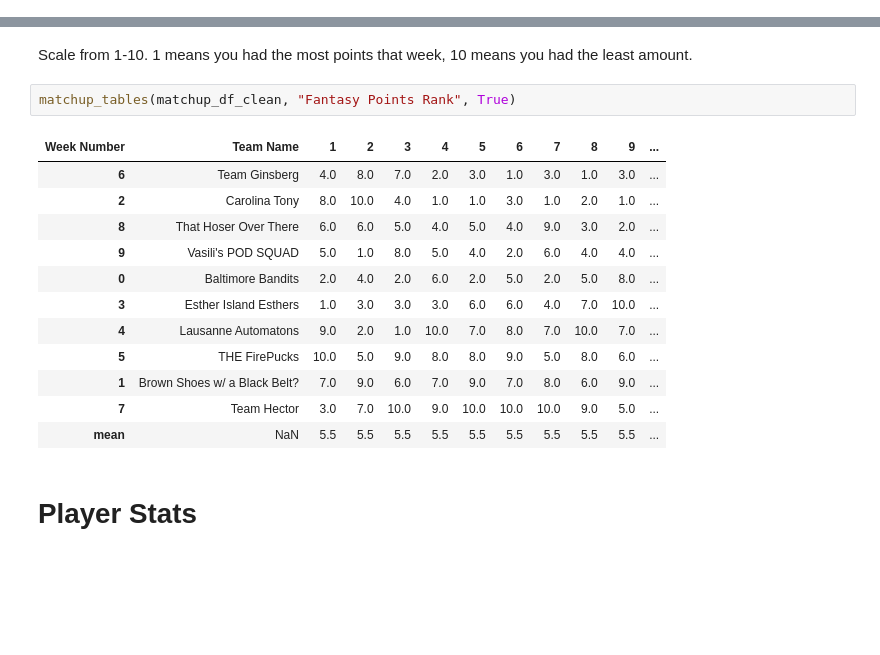
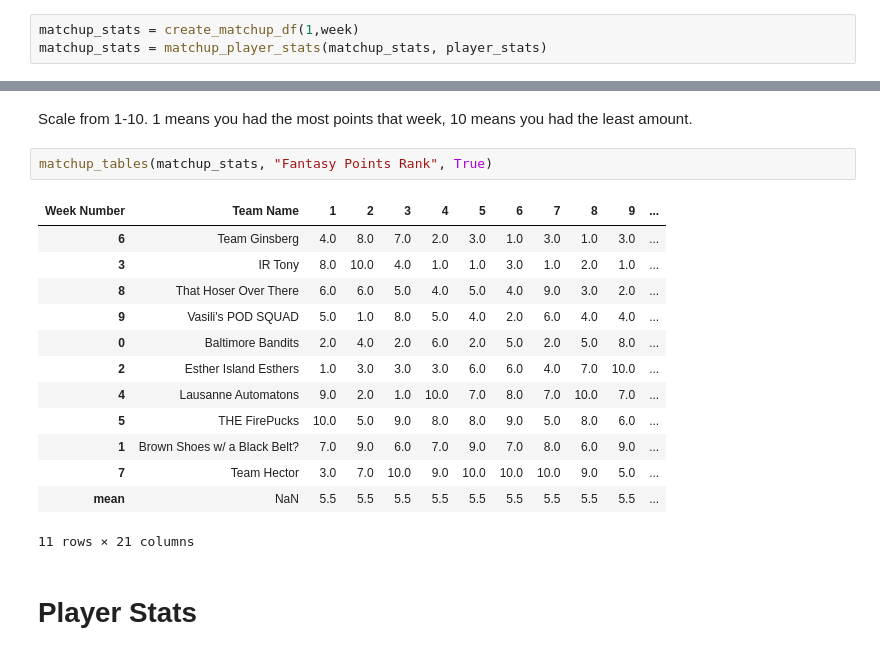
Before and after one commit to jwinik/DAHL-hockey-analytics, a Jupyter notebook: Weekly Reports/DAHL Week 18.ipynb, the cells around one changed output, grey strips where cells are left out. Saved outputs shown, nothing was run; the diff lists cells and outputs as text; blank space fills up the shorter version.

```diff
--- a/Weekly Reports/DAHL Week 18.ipynb
+++ b/Weekly Reports/DAHL Week 18.ipynb
@@ -25,3 +25,6 @@ matchup_df_clean = create_matchup_df(1,week)
+# %%
+matchup_stats = create_matchup_df(1,week)
+matchup_stats = matchup_player_stats(matchup_stats, player_stats)
 # %% [markdown]
 ## Matchup Plots Week 18
 # %%
@@ -71,20 +76,21 @@ matchup_tables(matchup_df_clean, "Opponent Fantasy Points", False)
 # %% [markdown]
 Scale from 1-10. 1 means you had the most points that week, 10 means you had the least amount.
 # %%
-matchup_tables(matchup_df_clean, "Fantasy Points Rank", True)
+matchup_tables(matchup_stats, "Fantasy Points Rank", True)
 # %% [output]
 | Week Number | Team Name | 1 | 2 | 3 | 4 | 5 | 6 | 7 | 8 | 9 | ... |
 | 6 | Team Ginsberg | 4.0 | 8.0 | 7.0 | 2.0 | 3.0 | 1.0 | 3.0 | 1.0 | 3.0 | ... |
-| 2 | Carolina Tony | 8.0 | 10.0 | 4.0 | 1.0 | 1.0 | 3.0 | 1.0 | 2.0 | 1.0 | ... |
+| 3 | IR Tony | 8.0 | 10.0 | 4.0 | 1.0 | 1.0 | 3.0 | 1.0 | 2.0 | 1.0 | ... |
 | 8 | That Hoser Over There | 6.0 | 6.0 | 5.0 | 4.0 | 5.0 | 4.0 | 9.0 | 3.0 | 2.0 | ... |
 | 9 | Vasili's POD SQUAD | 5.0 | 1.0 | 8.0 | 5.0 | 4.0 | 2.0 | 6.0 | 4.0 | 4.0 | ... |
 | 0 | Baltimore Bandits | 2.0 | 4.0 | 2.0 | 6.0 | 2.0 | 5.0 | 2.0 | 5.0 | 8.0 | ... |
-| 3 | Esther Island Esthers | 1.0 | 3.0 | 3.0 | 3.0 | 6.0 | 6.0 | 4.0 | 7.0 | 10.0 | ... |
+| 2 | Esther Island Esthers | 1.0 | 3.0 | 3.0 | 3.0 | 6.0 | 6.0 | 4.0 | 7.0 | 10.0 | ... |
 | 4 | Lausanne Automatons | 9.0 | 2.0 | 1.0 | 10.0 | 7.0 | 8.0 | 7.0 | 10.0 | 7.0 | ... |
 | 5 | THE FirePucks | 10.0 | 5.0 | 9.0 | 8.0 | 8.0 | 9.0 | 5.0 | 8.0 | 6.0 | ... |
 | 1 | Brown Shoes w/ a Black Belt? | 7.0 | 9.0 | 6.0 | 7.0 | 9.0 | 7.0 | 8.0 | 6.0 | 9.0 | ... |
 | 7 | Team Hector | 3.0 | 7.0 | 10.0 | 9.0 | 10.0 | 10.0 | 10.0 | 9.0 | 5.0 | ... |
 | mean | NaN | 5.5 | 5.5 | 5.5 | 5.5 | 5.5 | 5.5 | 5.5 | 5.5 | 5.5 | ... |
+11 rows × 21 columns
 # %% [markdown]
 # Player Stats
 # %% [markdown]
```
Also changed, not shown: parts of 12 cells of this notebook, 6 other files.
